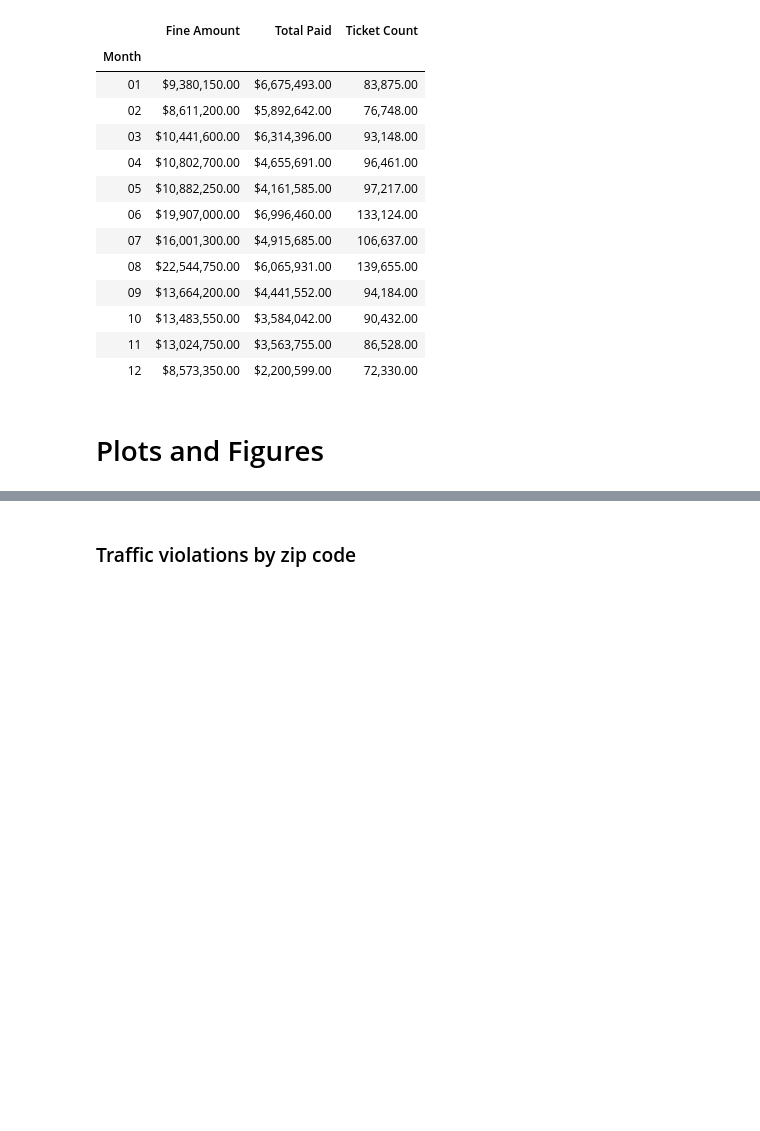
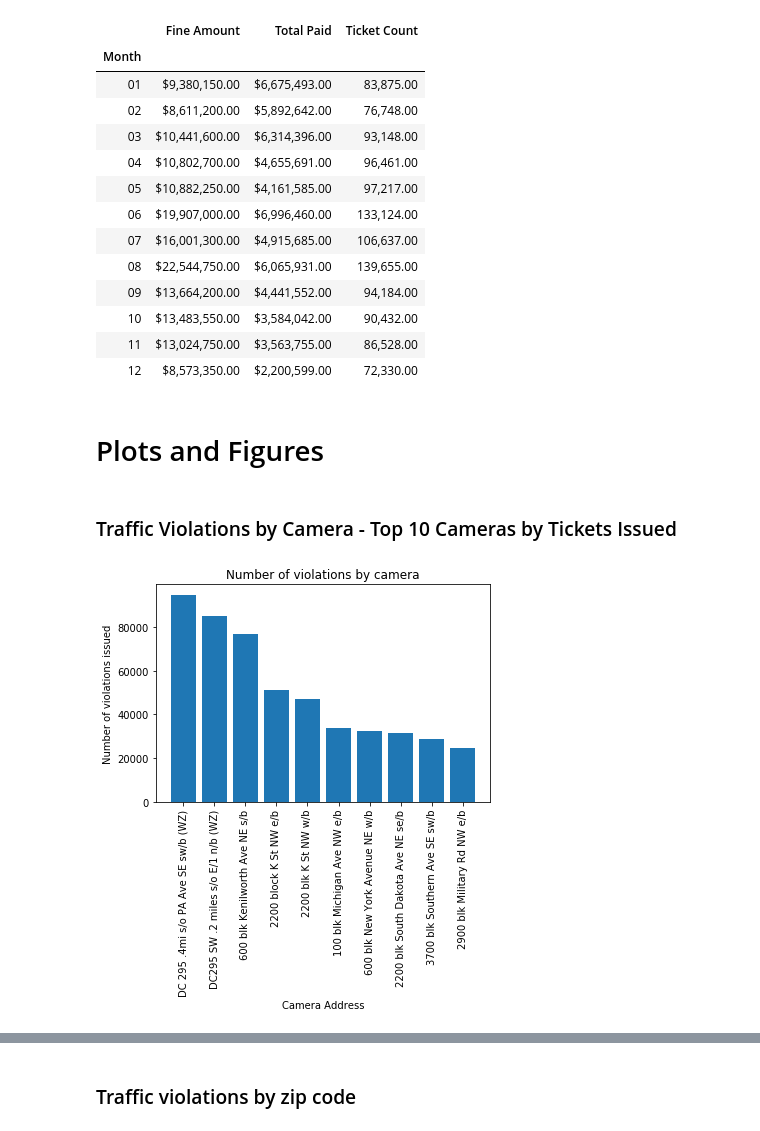
Before and after one commit to carlykelly/Traffic_Project, a Jupyter notebook: Plots and figures.ipynb, the cells around one changed output, grey strips where cells are left out. Cells and saved outputs as stored; diff of their text form; code cells hidden in the pictures; blank space fills up the shorter version.

Commit message:
Adding Yasir's graphs

```diff
--- a/Plots and figures.ipynb
+++ b/Plots and figures.ipynb
@@ -82,2 +82,25 @@ by_month_xport.to_excel(r'..\Traffic_Project\Results\by month.xlsx', index = Tru
 # %% [markdown]
 # Plots and Figures
+# %% [markdown]
+### Traffic Violations by Camera - Top 10 Cameras by Tickets Issued
+# %%
+# Read traffic_cams_final into a dataframe
+traffic_cams_final_df = pd.read_csv('traffic_cams_final.csv')
+# Groupby location & count number of violations
+traffic_cams_final_grpby = traffic_cams_final_df.groupby('Location')['Violation'].count().reset_index()
+traffic_cams_final_sort = traffic_cams_final_grpby.sort_values(by = 'Violation', ascending = False)
+# Capture 10 highest and 10 lowest violation issuing cameras
+traffic_cams_final_top10 = traffic_cams_final_sort.head(10)
+traffic_cams_final_bottom10 = traffic_cams_final_sort.tail(10)
+#bar graph top 10 cameras
+x = traffic_cams_final_top10['Location']
+y = traffic_cams_final_top10['Violation']
+plt.bar(x, y)
+plt.title('Number of violations by camera')
+plt.xticks(rotation = '90')
+plt.xlabel('Camera Address')
+plt.ylabel('Number of violations issued')
+plt.savefig("Images/number_violations_by_camera_top10.png", dpi=300, bbox_inches='tight')
+plt.show()
+# %% [output]
+[figure, added]
```
Also changed, not shown: parts of 12 cells of this notebook, 7 other files.
